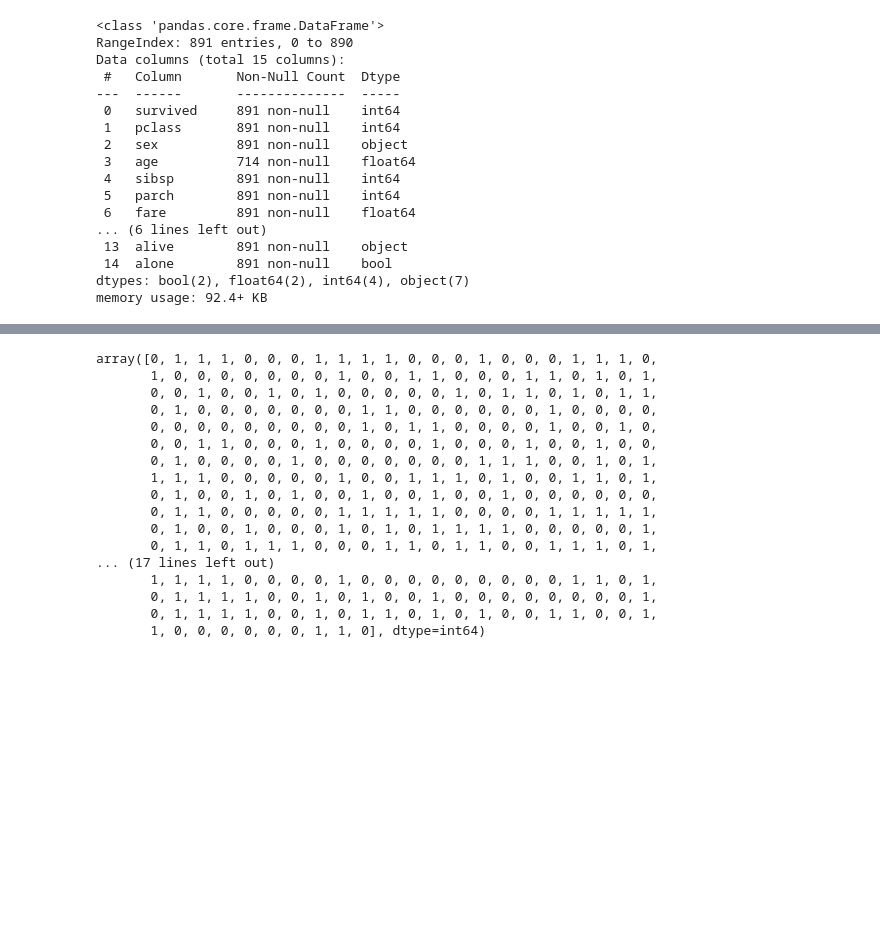
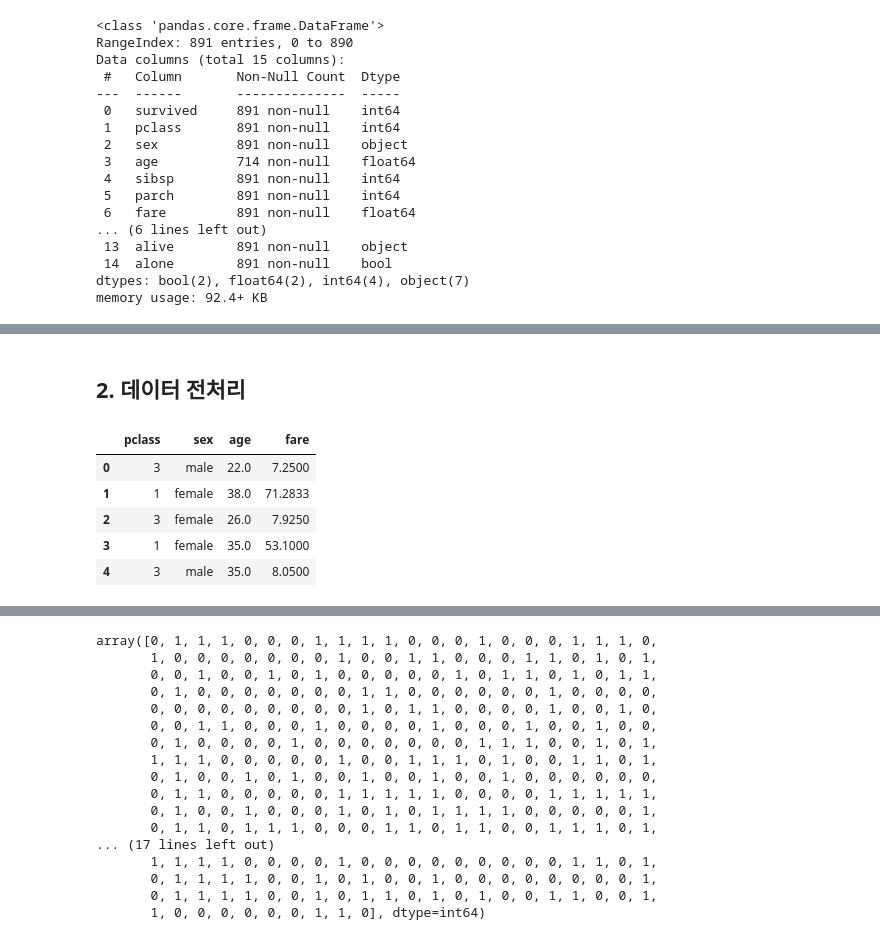
Before and after one commit to HBinble/StudyAnalysis_Machine_Learning, a Jupyter notebook: Machine_Learning/4day/titanic_이한빈.ipynb, the cells around one changed output, grey strips where cells are left out. Cells and saved outputs as stored; diff of their text form; code cells hidden in the pictures; blank space fills up the shorter version.

```diff
--- a/Machine_Learning/4day/titanic_이한빈.ipynb
+++ b/Machine_Learning/4day/titanic_이한빈.ipynb
@@ -95,0 +90,16 @@ df_new
+# %% [markdown]
+## 2. 데이터 전처리
+# %%
+### 사용할 독립변수 추출하기
+# 보통 분석 시에는 범주형 데이터를 연속형 데이터로 변경
+# 남/여 -> 1/0 원핫 인코딩하기
+
+df_x = df[["pclass", "sex", "age", "fare"]]
+df_x.head()
+# %% [output]
+|  | pclass | sex | age | fare |
+| 0 | 3 | male | 22.0 | 7.2500 |
+| 1 | 1 | female | 38.0 | 71.2833 |
+| 2 | 3 | female | 26.0 | 7.9250 |
+| 3 | 1 | female | 35.0 | 53.1000 |
+| 4 | 3 | male | 35.0 | 8.0500 |
```
Also changed, not shown: parts of 13 cells of this notebook, 8 other files.
